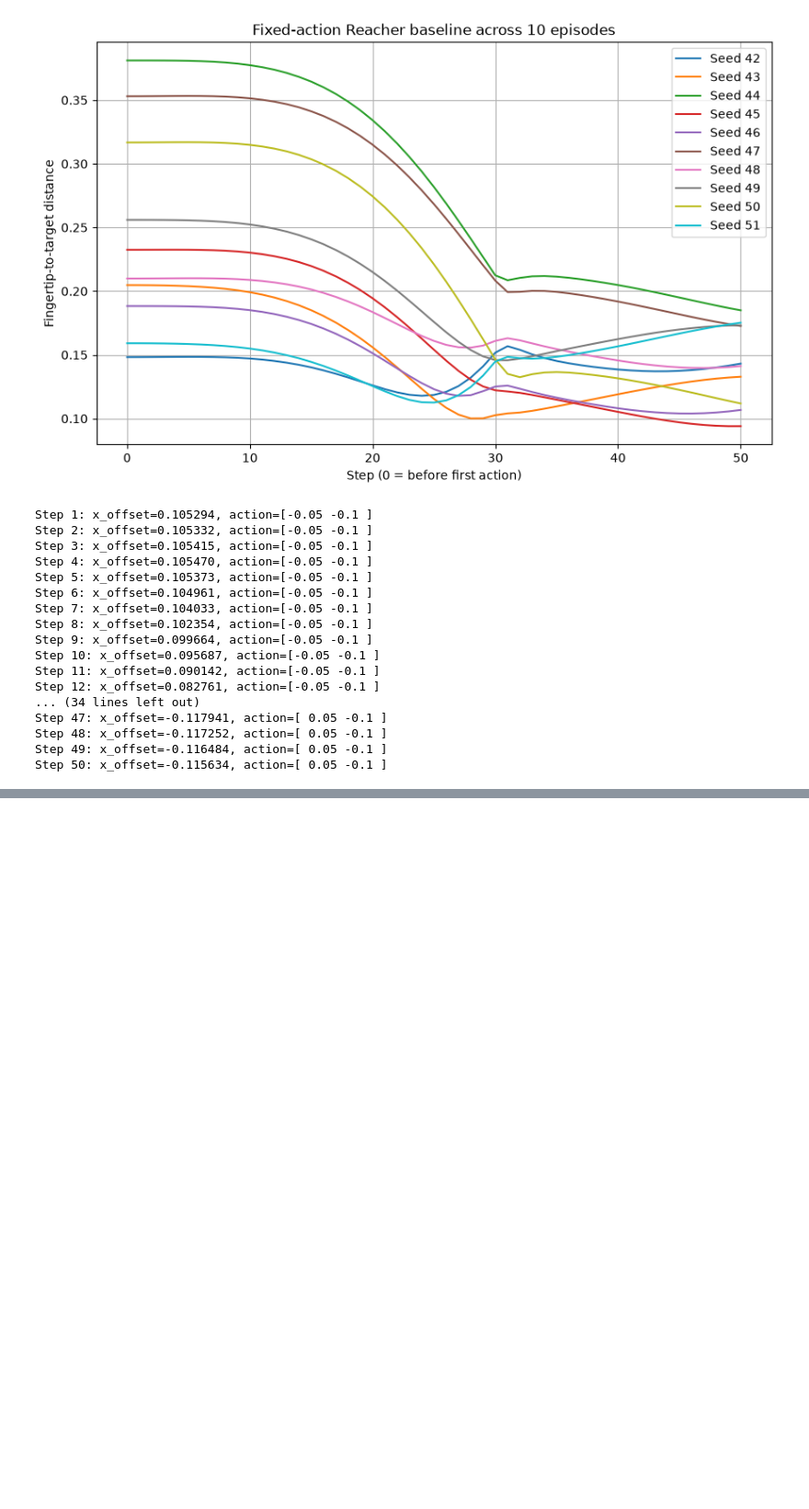
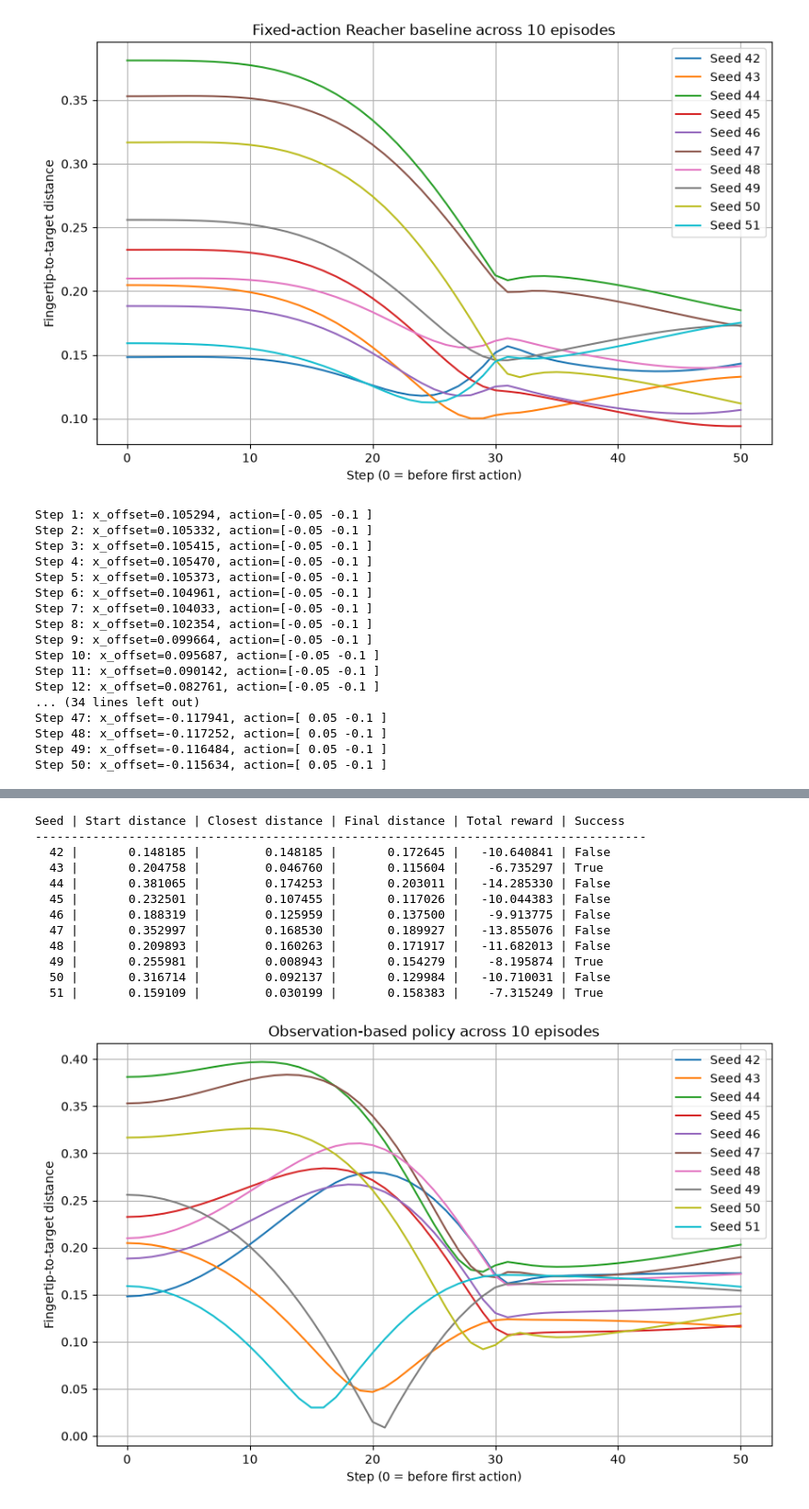
Before and after one commit to Fahlevi20/Reacher-first-control-and-RL-experiment, a Jupyter notebook: notebook.ipynb, the cells around one changed output, grey strips where cells are left out. Shown at 92% size. Saved outputs shown, nothing was run; the diff lists cells and outputs as text; code cells hidden in the pictures; blank space fills up the shorter version.

```diff
--- a/notebook.ipynb
+++ b/notebook.ipynb
@@ -379,0 +487,62 @@ Step 50: x_offset=-0.115634, action=[ 0.05 -0.1 ]
+# %%
+import gymnasium as gym
+import numpy as np
+import matplotlib.pyplot as plt
+
+def policy(observation):
+    x_offset = observation[8]
+
+    if x_offset < 0:
+        return np.array([0.05, -0.10], dtype=np.float32)
+    else:
+        return np.array([-0.05, -0.10], dtype=np.float32)
+
+env = gym.make("Reacher-v5", render_mode="human")
+success_threshold = 0.05
+
+plt.figure(figsize=(10, 6))
+print("Seed | Start distance | Closest distance | Final distance | Total reward | Success")
+print("-" * 85)
+
+for seed in range(42, 52):
+    observation, info = env.reset(seed=seed)
+    distances = [np.linalg.norm(observation[8:10])]  # Step 0
+    total_reward = 0.0
+    terminated = False
+    truncated = False
+
+    while not (terminated or truncated):
+        action = policy(observation)
+        observation, reward, terminated, truncated, info = env.step(action)
+        distances.append(np.linalg.norm(observation[8:10]))
+        total_reward += reward
+    closest_distance = min(distances)
+    success = closest_distance <= success_threshold
+    print(
+        f"{seed:4d} | {distances[0]:14.6f} | {closest_distance:16.6f} "
+        f"| {distances[-1]:14.6f} | {total_reward:12.6f} | {success}"
+    )
+    plt.plot(range(len(distances)), distances, label=f"Seed {seed}")
+
+env.close()
+
+plt.xlabel("Step (0 = before first action)")
+plt.ylabel("Fingertip-to-target distance")
+plt.title("Observation-based policy across 10 episodes")
+plt.grid(True)
+plt.legend()
+plt.show()
+# %% [output]
+Seed | Start distance | Closest distance | Final distance | Total reward | Success
+-------------------------------------------------------------------------------------
+  42 |       0.148185 |         0.148185 |       0.172645 |   -10.640841 | False
+  43 |       0.204758 |         0.046760 |       0.115604 |    -6.735297 | True
+  44 |       0.381065 |         0.174253 |       0.203011 |   -14.285330 | False
+  45 |       0.232501 |         0.107455 |       0.117026 |   -10.044383 | False
+  46 |       0.188319 |         0.125959 |       0.137500 |    -9.913775 | False
+  47 |       0.352997 |         0.168530 |       0.189927 |   -13.855076 | False
+  48 |       0.209893 |         0.160263 |       0.171917 |   -11.682013 | False
+  49 |       0.255981 |         0.008943 |       0.154279 |    -8.195874 | True
+  50 |       0.316714 |         0.092137 |       0.129984 |   -10.710031 | False
+  51 |       0.159109 |         0.030199 |       0.158383 |    -7.315249 | True
+[figure, added]
```
Also changed, not shown: parts of 2 cells of this notebook, 1 other file.
